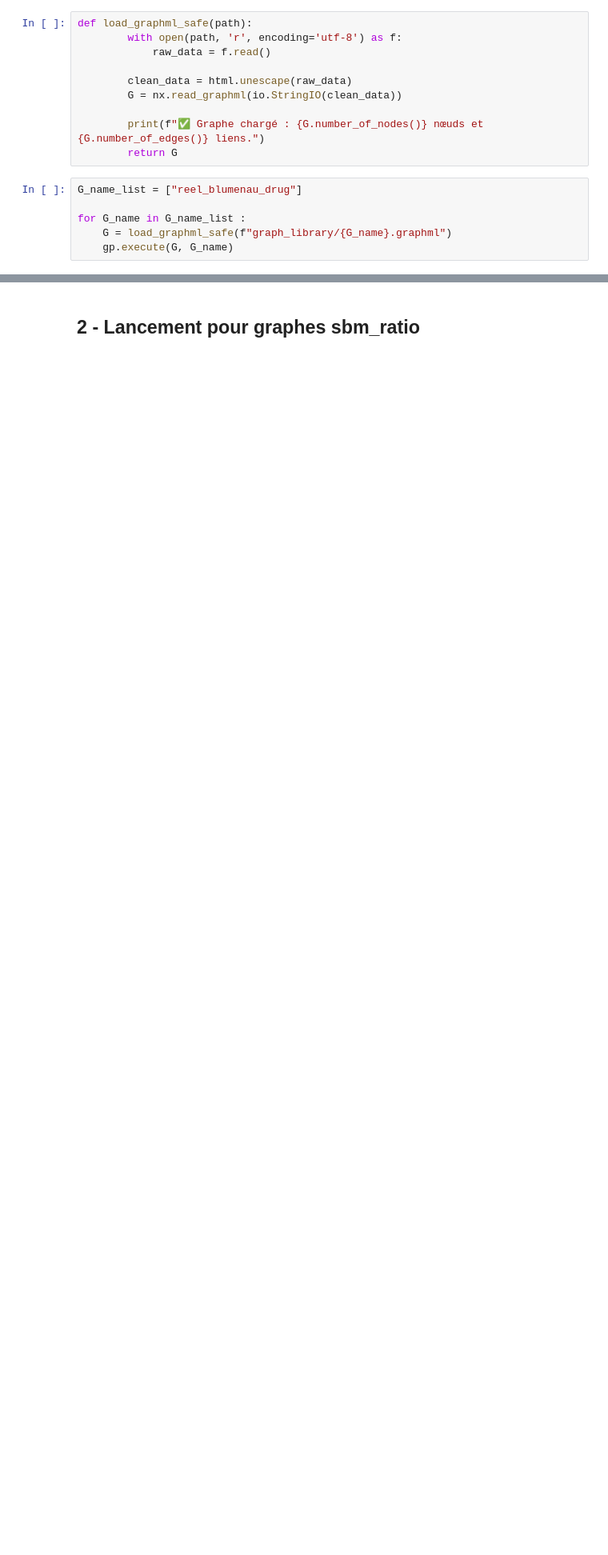
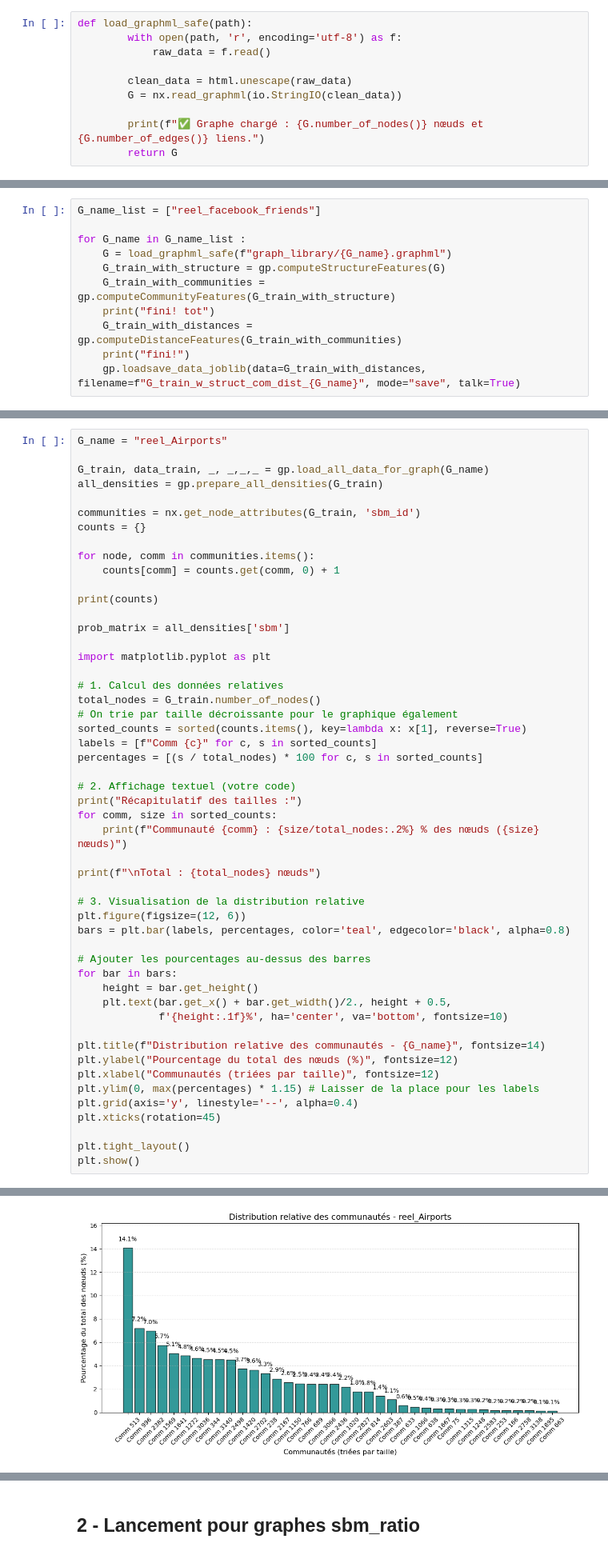
Before and after one commit to DeankoontzG/SHAP-like-Graph-Analysis, a Jupyter notebook: Notebook_execution.ipynb, the cells around one changed output, grey strips where cells are left out. Shown at 80% size. Saved outputs shown, nothing was run; the diff lists cells and outputs as text; blank space fills up the shorter version.

```diff
--- a/Notebook_execution.ipynb
+++ b/Notebook_execution.ipynb
@@ -29,9 +30,3 @@ def load_graphml_safe(path):
 
         print(f"✅ Graphe chargé : {G.number_of_nodes()} nœuds et {G.number_of_edges()} liens.")
         return G
-# %%
-G_name_list = ["reel_blumenau_drug"]
-
-for G_name in G_name_list :
-    G = load_graphml_safe(f"graph_library/{G_name}.graphml")
-    gp.execute(G, G_name)
@@ -147,0 +33,11 @@ Sauvegarde de l'analyse SHAP
+# %%
+G_name_list = ["reel_facebook_friends"]
+
+for G_name in G_name_list :
+    G = load_graphml_safe(f"graph_library/{G_name}.graphml")
+    G_train_with_structure = gp.computeStructureFeatures(G)
+    G_train_with_communities = gp.computeCommunityFeatures(G_train_with_structure)
+    print("fini! tot")
+    G_train_with_distances = gp.computeDistanceFeatures(G_train_with_communities)
+    print("fini!")
+    gp.loadsave_data_joblib(data=G_train_with_distances, filename=f"G_train_w_struct_com_dist_{G_name}", mode="save", talk=True)
@@ -147,0 +67,52 @@ Sauvegarde de l'analyse SHAP
+# %%
+G_name = "reel_Airports"
+
+G_train, data_train, _, _,_,_ = gp.load_all_data_for_graph(G_name)
+all_densities = gp.prepare_all_densities(G_train)
+
+communities = nx.get_node_attributes(G_train, 'sbm_id')
+counts = {}
+
+for node, comm in communities.items():
+    counts[comm] = counts.get(comm, 0) + 1
+
+print(counts)
+
+prob_matrix = all_densities['sbm']
+
+import matplotlib.pyplot as plt
+
+# 1. Calcul des données relatives
+total_nodes = G_train.number_of_nodes()
+# On trie par taille décroissante pour le graphique également
+sorted_counts = sorted(counts.items(), key=lambda x: x[1], reverse=True)
+labels = [f"Comm {c}" for c, s in sorted_counts]
+percentages = [(s / total_nodes) * 100 for c, s in sorted_counts]
+
+# 2. Affichage textuel (votre code)
+print("Récapitulatif des tailles :")
+for comm, size in sorted_counts:
+    print(f"Communauté {comm} : {size/total_nodes:.2%} % des nœuds ({size} nœuds)")
+
+print(f"\nTotal : {total_nodes} nœuds")
+
+# 3. Visualisation de la distribution relative
+plt.figure(figsize=(12, 6))
+bars = plt.bar(labels, percentages, color='teal', edgecolor='black', alpha=0.8)
+
+# Ajouter les pourcentages au-dessus des barres
+for bar in bars:
+    height = bar.get_height()
+    plt.text(bar.get_x() + bar.get_width()/2., height + 0.5,
+             f'{height:.1f}%', ha='center', va='bottom', fontsize=10)
+
+plt.title(f"Distribution relative des communautés - {G_name}", fontsize=14)
+plt.ylabel("Pourcentage du total des nœuds (%)", fontsize=12)
+plt.xlabel("Communautés (triées par taille)", fontsize=12)
+plt.ylim(0, max(percentages) * 1.15) # Laisser de la place pour les labels
+plt.grid(axis='y', linestyle='--', alpha=0.4)
+plt.xticks(rotation=45)
+
+plt.tight_layout()
+plt.show()
+# %% [output]
@@ -147,0 +136 @@ Sauvegarde de l'analyse SHAP
+[figure, added]
```
Also changed, not shown: parts of 5 cells of this notebook, 5 other files.
